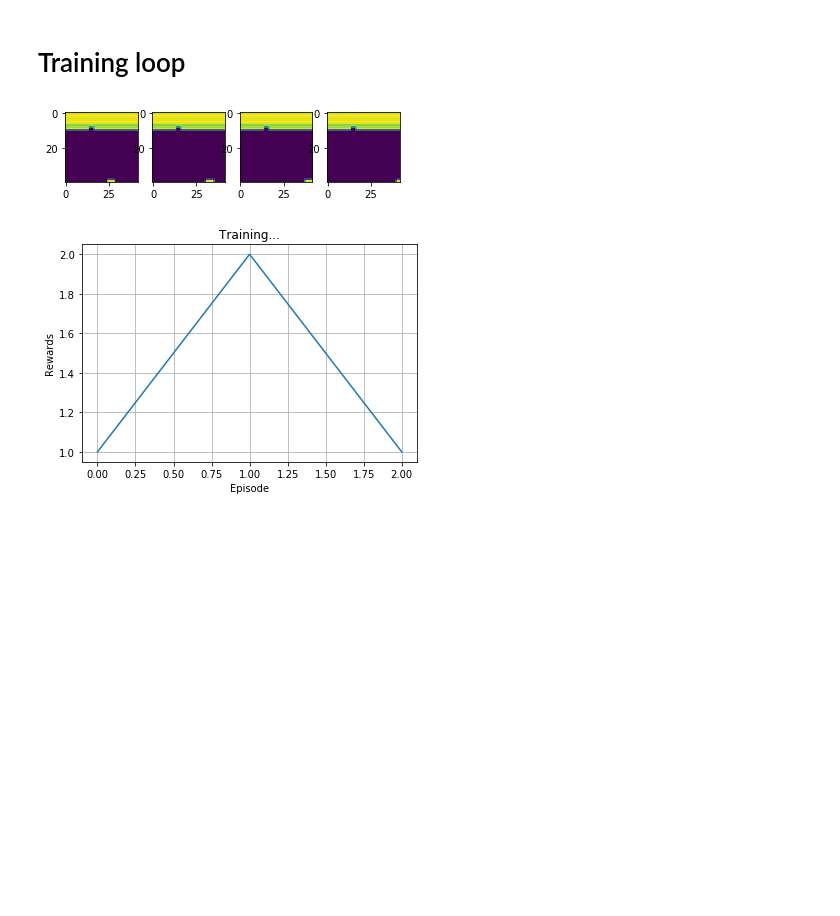
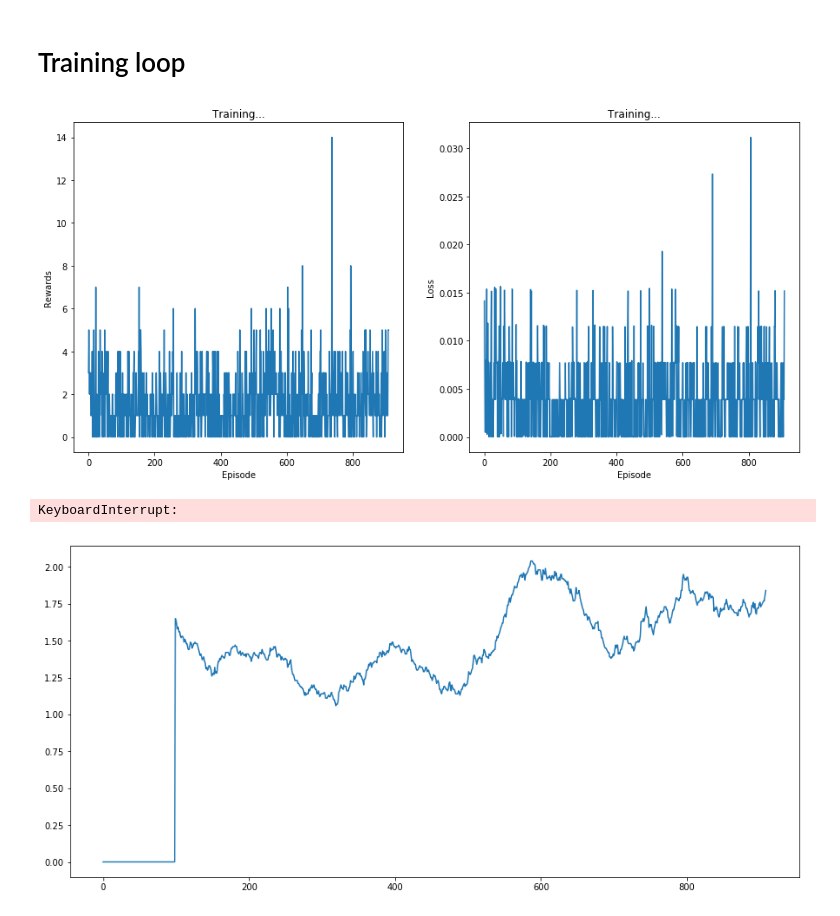
Before and after one commit to carlos-bologna/rl, a Jupyter notebook: breakout/breakout_pytorch.ipynb, the cells around one changed output. Cells and saved outputs as stored; diff of their text form; code cells hidden in the pictures; blank space fills up the shorter version.

```diff
--- a/breakout/breakout_pytorch.ipynb
+++ b/breakout/breakout_pytorch.ipynb
@@ -210,7 +213,7 @@ target_net = DQN(screen_height, screen_width, n_actions).to(device)
 target_net.load_state_dict(policy_net.state_dict())
 target_net.eval()
 
-optimizer = optim.RMSprop(policy_net.parameters())
+optimizer = optim.RMSprop(policy_net.parameters(), lr=1e-4)
 memory = ReplayMemory(10000)
 
 steps_done = 0
@@ -232,17 +235,24 @@ def select_action(state):
 
 
 episode_rewards = []
+episode_loss = []
 
 
 def plot_rewards():
-    plt.figure(2)
-    plt.clf()
+
+    plt.rcParams["figure.figsize"] = [15, 7]
     rewards_t = torch.tensor(episode_rewards, dtype=torch.float)
+    loss_t = torch.tensor(episode_loss, dtype=torch.float)
+    plt.subplot(1, 2, 1)
     plt.title('Training...')
     plt.xlabel('Episode')
     plt.ylabel('Rewards')
     plt.plot(rewards_t.numpy())
-    plt.grid()
+    plt.subplot(1, 2, 2)
+    plt.title('Training...')
+    plt.xlabel('Episode')
+    plt.ylabel('Loss')
+    plt.plot(loss_t.numpy())
     plt.show()
 
     # Take 100 episode averages and plot them too
@@ -251,7 +261,7 @@ def plot_rewards():
         means = torch.cat((torch.zeros(99), means))
         plt.plot(means.numpy())
 
-    plt.pause(1)  # pause a bit so that plots are updated
+    #plt.pause(1)  # pause a bit so that plots are updated
 
     #if is_ipython:
     #    display.clear_output(wait=True)
@@ -308,10 +318,12 @@ def optimize_model():
     for param in policy_net.parameters():
         param.grad.data.clamp_(-1, 1)
     optimizer.step()
+
+    return loss
 # %%
 from IPython.display import clear_output
 
-num_episodes = 50
+num_episodes = 100000
 n_steps = 10000
 
 for i_episode in range(num_episodes):
@@ -338,44 +350,44 @@ for i_episode in range(num_episodes):
         reward = torch.tensor([reward], device=device)
         total_reward += reward
 
         # Get next state with frame buffer
         next_s = get_screen()
         frame_buffer.push(next_s)
         next_state = frame_buffer.pull()
 
         # Store the transition in memory (for Replay)
         memory.push(state, action, next_state, reward)
 
         # Perform one step of the optimization (on the target network)
-        optimize_model()
+        loss = optimize_model()
 
         if done:
             episode_rewards.append(total_reward)
+            episode_loss.append(loss)
             clear_output(True)
 
-            plt.subplot(1, 4, 1)
-            plt.imshow(state[0,0,:,:])
-            plt.subplot(1, 4, 2)
-            plt.imshow(state[0,1,:,:])
-            plt.subplot(1, 4, 3)
-            plt.imshow(state[0,2,:,:])
-            plt.subplot(1, 4, 4)
-            plt.imshow(state[0,3,:,:])
+            #plt.subplot(1, 4, 1)
+            #plt.imshow(state[0,0,:,:])
+            #plt.subplot(1, 4, 2)
+            #plt.imshow(state[0,1,:,:])
+            #plt.subplot(1, 4, 3)
+            #plt.imshow(state[0,2,:,:])
+            #plt.subplot(1, 4, 4)
+            #plt.imshow(state[0,3,:,:])
 
             plot_rewards()
             break
         else:
             state = next_state
 
     # Update the target network, copying all weights and biases in DQN
     if i_episode % TARGET_UPDATE == 0:
         target_net.load_state_dict(policy_net.state_dict())
 
 print('Complete')
-env.render()
+#env.render()
 env.close()
-plt.ioff()
-plt.show()
 # %% [output]
-[figure, old version]
+[figure, new version]
+KeyboardInterrupt:
-[figure, old version]
+[figure, new version]
```
Also changed, not shown: parts of 1 cell of this notebook.
